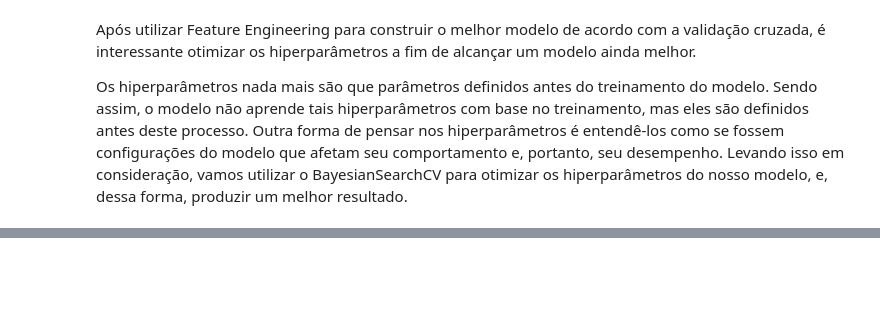
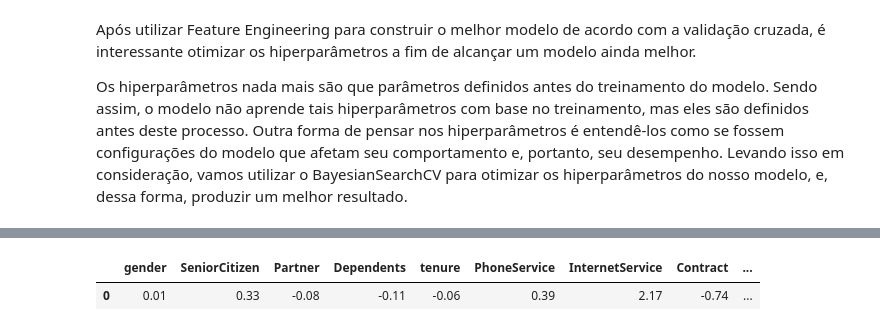
Before and after one commit to lazarocordeirosilva/Previsao_Churn, a Jupyter notebook: notebook/Churn Analysis.ipynb, the cells around one changed output, grey strips where cells are left out. Saved outputs shown, nothing was run; the diff lists cells and outputs as text; code cells hidden in the pictures; blank space fills up the shorter version.

```diff
--- a/notebook/Churn Analysis.ipynb
+++ b/notebook/Churn Analysis.ipynb
@@ -2162,6 +2167,8 @@ reg_log = LogisticRegression(random_state = 42)
 
 # Criando dicionario com valores dos hiperparâmetros que vamos testar
 search_space = {"penalty": Categorical(['l2', None]),
+                "class_weight": Categorical(['balanced']),
+                "solver": Categorical(['lbfgs', 'newton-cg', 'newton-cholesky', 'saga']),
                 "tol": Real(0.0001, 1),
                 "C": Real(0.1, 10),
                 "fit_intercept": Integer(0,1),
@@ -2174,7 +2181,7 @@ reg_logistica_bscv = BayesSearchCV(reg_log, # Estimador que será utilizado
                                    n_iter = 32, # Número de iterações de otimização
                                    scoring = "f1", # Métrica de avaliação de desempenho (f1-score)
                                    n_jobs = -1, #  Utilizando todos os núcleos da CPU para otimizar
-                                   cv = 5, # Número de folds no 'Stratified K-Fold'
+                                   cv = 10, # Número de folds no 'Stratified K-Fold' (é importante que seja o mesmo da função cv)
                                    verbose = 0, # Detalhamento
                                    random_state = 42) # Seed para reprodutibilidade
 # %%
@@ -2213,7 +2227,7 @@ Após otimizar os hiperparâmetros, o melhor desempenho obtido foi de 63.29456 n
 # %%
 # Definindo modelo final (copiando os hiperparâmetros otimizados)
-regressao_logistica_final = LogisticRegression(C=0.119, fit_intercept=0, max_iter=582,
-                   tol=0.569, warm_start=0, penalty = 'l2', random_state = 42)
+regressao_logistica_final = LogisticRegression(C=10.0, class_weight='balanced', fit_intercept=1, max_iter=500,
+                   tol=1e-4, warm_start=0, penalty = None, random_state = 42, solver = 'newton-cg')
 # %%
 # Calculando desempenho na métrica f1-score para modelo campeão
 valores = cross_val_score(estimator = regressao_logistica_final,
@@ -2231,0 +2345,9 @@ A média da métrica f1 foi 63.15068580168817
+# %%
+# Criando um Pandas DataFrame com essas informações
+df_coeficientes = pd.DataFrame(regressao_logistica_final.coef_, columns= regressao_logistica_final.feature_names_in_)
+
+# Visualizando o DataFrame
+df_coeficientes
+# %% [output]
+|  | gender | SeniorCitizen | Partner | Dependents | tenure | PhoneService | InternetService | Contract | ... |
+| 0 | 0.01 | 0.33 | -0.08 | -0.11 | -0.06 | 0.39 | 2.17 | -0.74 | ... |
```
Also changed, not shown: parts of 24 cells of this notebook.
